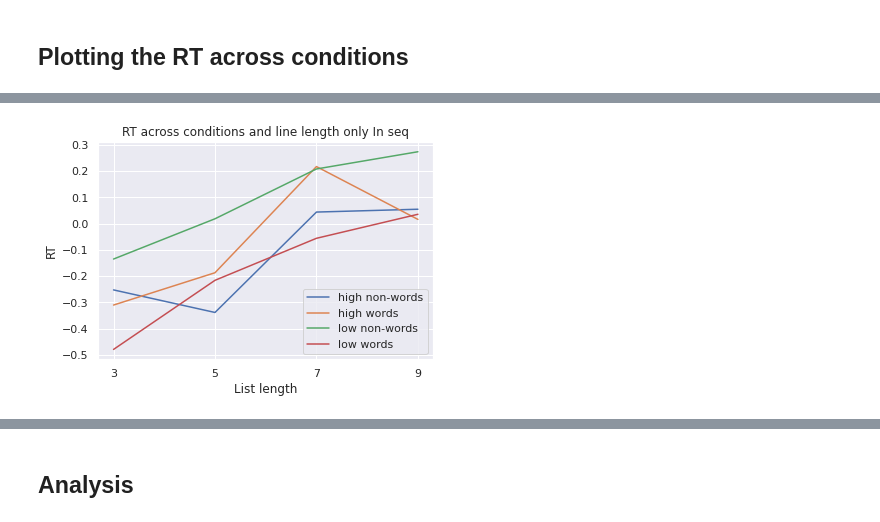
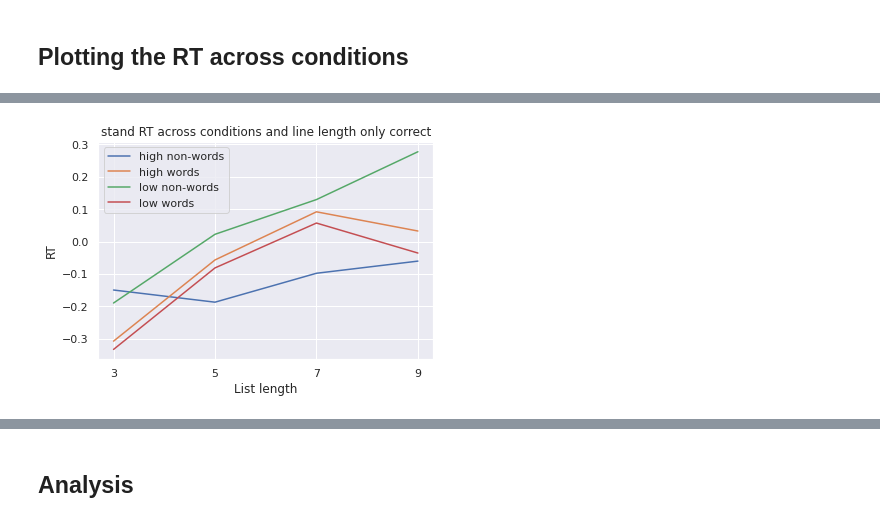
Before and after one commit to cristinarainich/Sternberg_analysis, a Jupyter notebook: iEEG_dataset.ipynb, the cells around one changed output, grey strips where cells are left out. Saved outputs shown, nothing was run; the diff lists cells and outputs as text; code cells hidden in the pictures.

```diff
--- a/iEEG_dataset.ipynb
+++ b/iEEG_dataset.ipynb
@@ -638,0 +1112,7 @@ pl.title('High vs. Low');
+# %%
+for i in ieeg_no_outliers.Subject.unique():
+  subset = ieeg_no_outliers[ieeg_no_outliers['Subject'] == i]
+  pl.figure();
+  sns.barplot(x = 'Phono', y = 'stdRT', data = subset,
+              estimator = lambda x: sum(x)/len(x));
+  pl.title('Low vs. High for ' + subset.Subject.unique());
@@ -638,0 +1133,9 @@ pl.title('High vs. Low');
+# %%
+sample = ieeg_no_outliers[ieeg_no_outliers['Subject'] == 'D41']
+sample = sample[[
+                 'Phono', 'ReactionTime', 'ProbeType'
+]]
+# %%
+x = sample[(sample['Phono'] == 1) & (sample['ProbeType'] == 2)]
+y = sample[(sample['Phono'] == 0) & (sample['ProbeType'] == 2)]
+stats.ttest_ind(x, y, equal_var = False)
@@ -638,0 +1146,3 @@ pl.title('High vs. Low');
+# %%
+correct = ieeg_no_outliers[ieeg_no_outliers['RespCorrect'] == 1]
+incorrect = ieeg_no_outliers[ieeg_no_outliers['RespCorrect'] == 0]
@@ -639,15 +1158,13 @@ pl.title('High vs. Low');
 # %%
-# plotting categories across condition when the probe is in sequence
-subset = ieeg_no_outliers[ieeg_no_outliers['ProbeType'] == 2]
+subset = correct.groupby(['ProbeCategory', 'Length'])[['stdRT']].mean().reset_index()
 pl.figure()
-subset = subset.groupby(['ProbeCategory', 'Length'])[['stdRT']].mean().reset_index()
 for i in subset.ProbeCategory.unique():
   x = subset[subset['ProbeCategory'] == i]
   pl.plot(x.Length, x.stdRT)
 pl.xticks(x.Length)
 pl.xlabel('List length')
 pl.ylabel('RT')
 pl.legend(subset.ProbeCategory.unique())
-pl.title('RT across conditions and line length only In seq');
+pl.title('stand RT across conditions and line length only correct');
 # %% [output]
-[figure, old version]
+[figure, new version]
```
Also changed, not shown: parts of 101 cells of this notebook.
